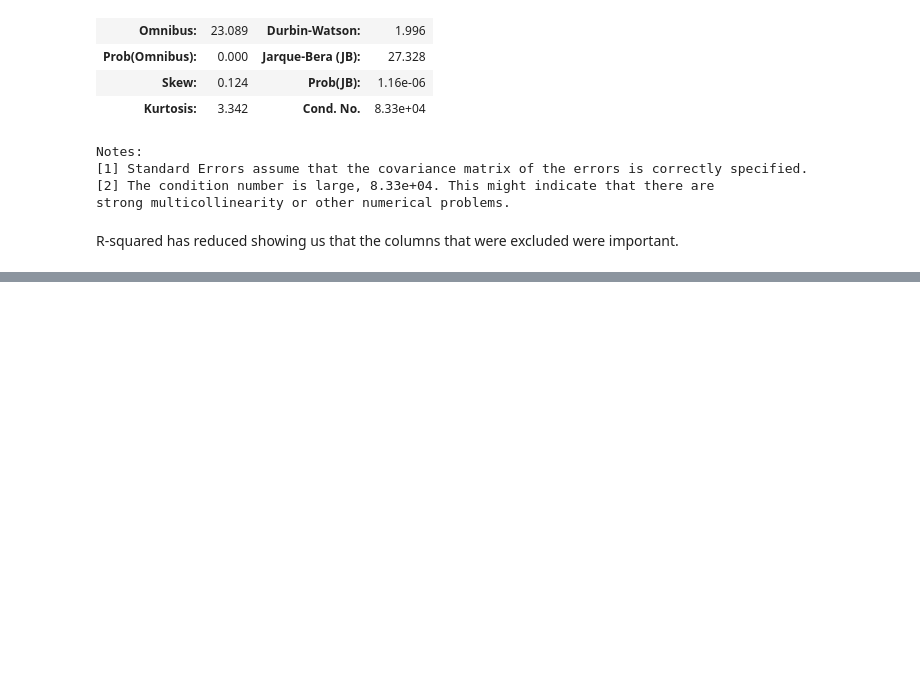
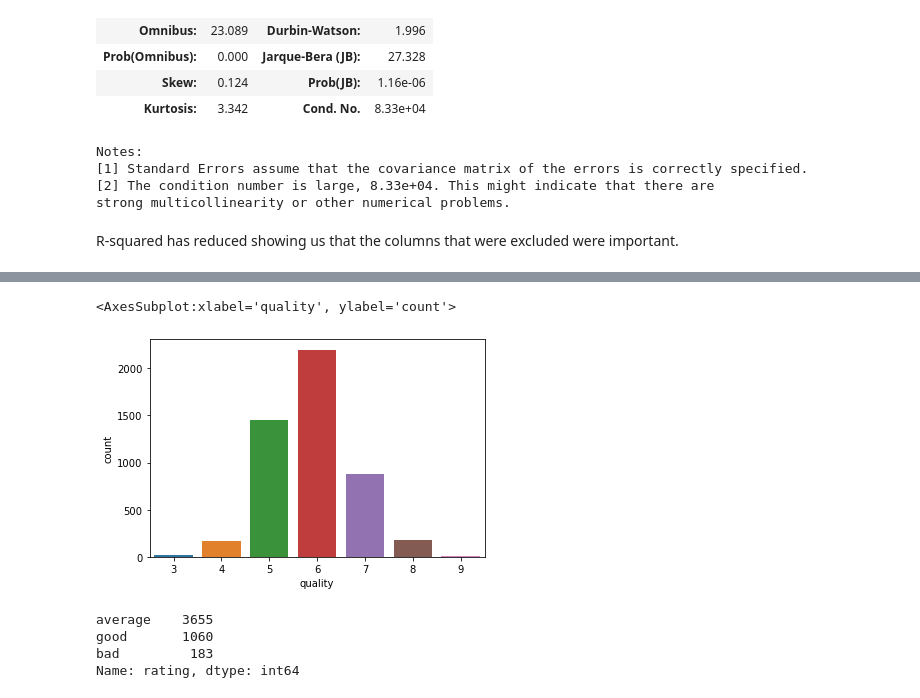
Before and after one commit to Tchawla182/Predicting-the-quality-of-wine-from-its-chemical-composition, a Jupyter notebook: Wine Capstone.ipynb, the cells around one changed output, grey strips where cells are left out. Saved outputs shown, nothing was run; the diff lists cells and outputs as text; code cells hidden in the pictures; blank space fills up the shorter version.

```diff
--- a/Wine Capstone.ipynb
+++ b/Wine Capstone.ipynb
@@ -386,0 +417,18 @@ NameError: name 'cramers_v' is not defined
+# %%
+sns.countplot(x='quality', data=white_wine)
+# %% [output]
+<AxesSubplot:xlabel='quality', ylabel='count'>
+[figure, added]
+# %%
+conditions = [
+    (white_wine['quality'] >= 7),
+    (white_wine['quality'] <= 4)
+]
+rating = ['good', 'bad']
+white_wine['rating'] = np.select(conditions, rating, default='average')
+white_wine.rating.value_counts()
+# %% [output]
+average    3655
+good       1060
+bad         183
+Name: rating, dtype: int64
```
Also changed, not shown: parts of 9 cells of this notebook.
